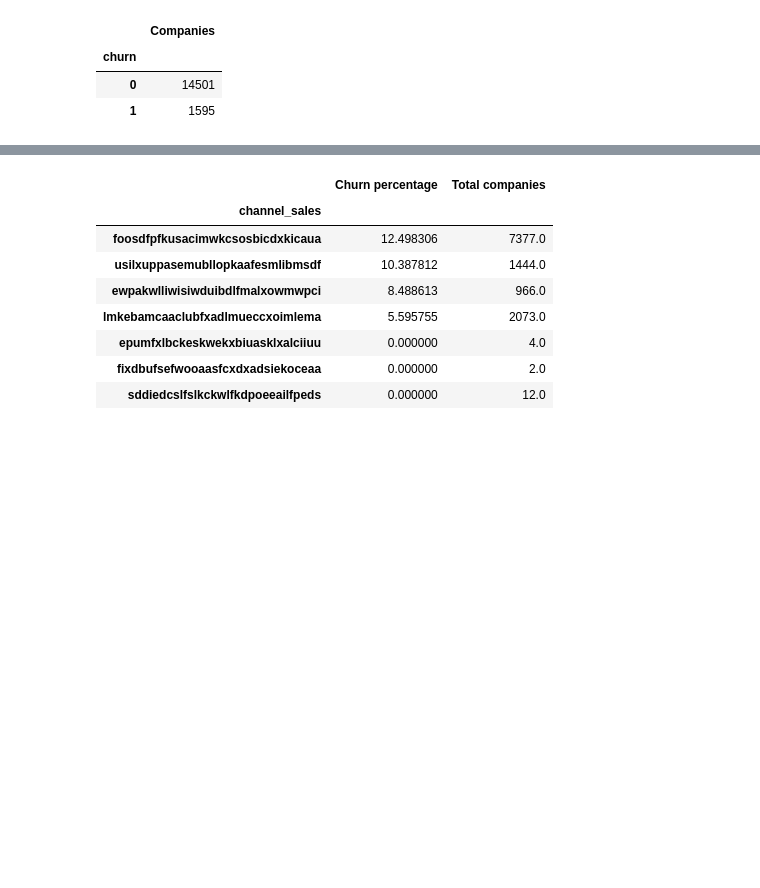
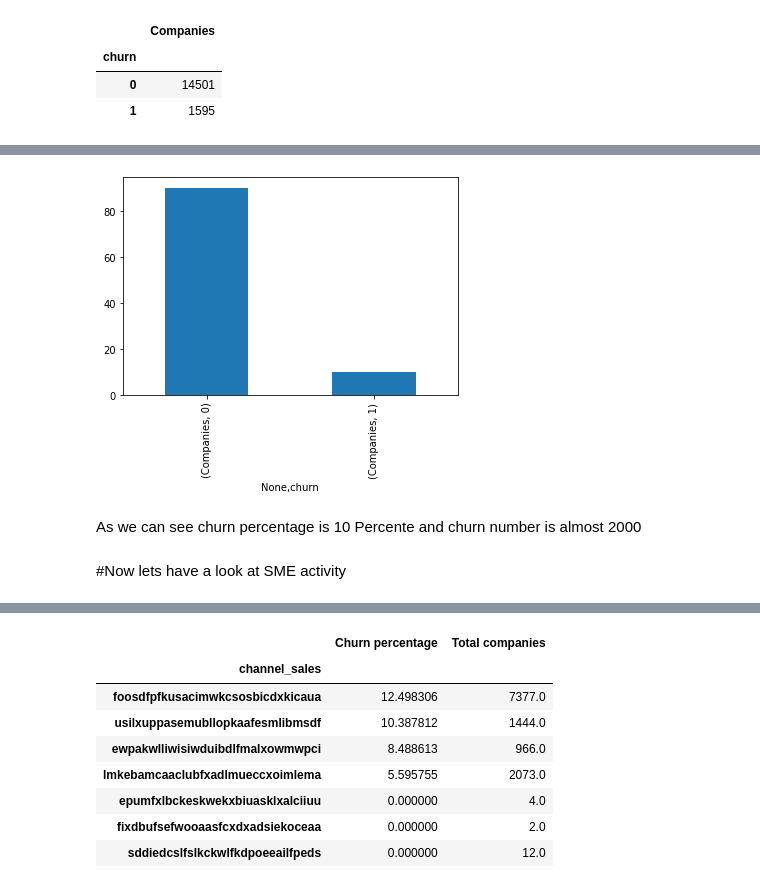
Before and after one commit to shrayanshyadav/DS_Q, a Jupyter notebook: BCG.ipynb, the cells around one changed output, grey strips where cells are left out. Drawn from its saved outputs; the diff is of its cells as text; code cells hidden in the pictures; blank space fills up the shorter version.

```diff
--- a/BCG.ipynb
+++ b/BCG.ipynb
@@ -213,0 +218,8 @@ activity = activity.groupby([activity["activity_new"],activity["churn"]])["id"].
+# %%
+df1=churn_percentage.unstack().plot(kind='bar',stacked=True,)
+# %% [output]
+[figure, added]
+# %% [markdown]
+As we can see churn percentage is 10 Percente  and churn number is almost 2000
+# %% [markdown]
+#Now lets have a look at SME activity
```
Also changed, not shown: parts of 68 cells of this notebook.
